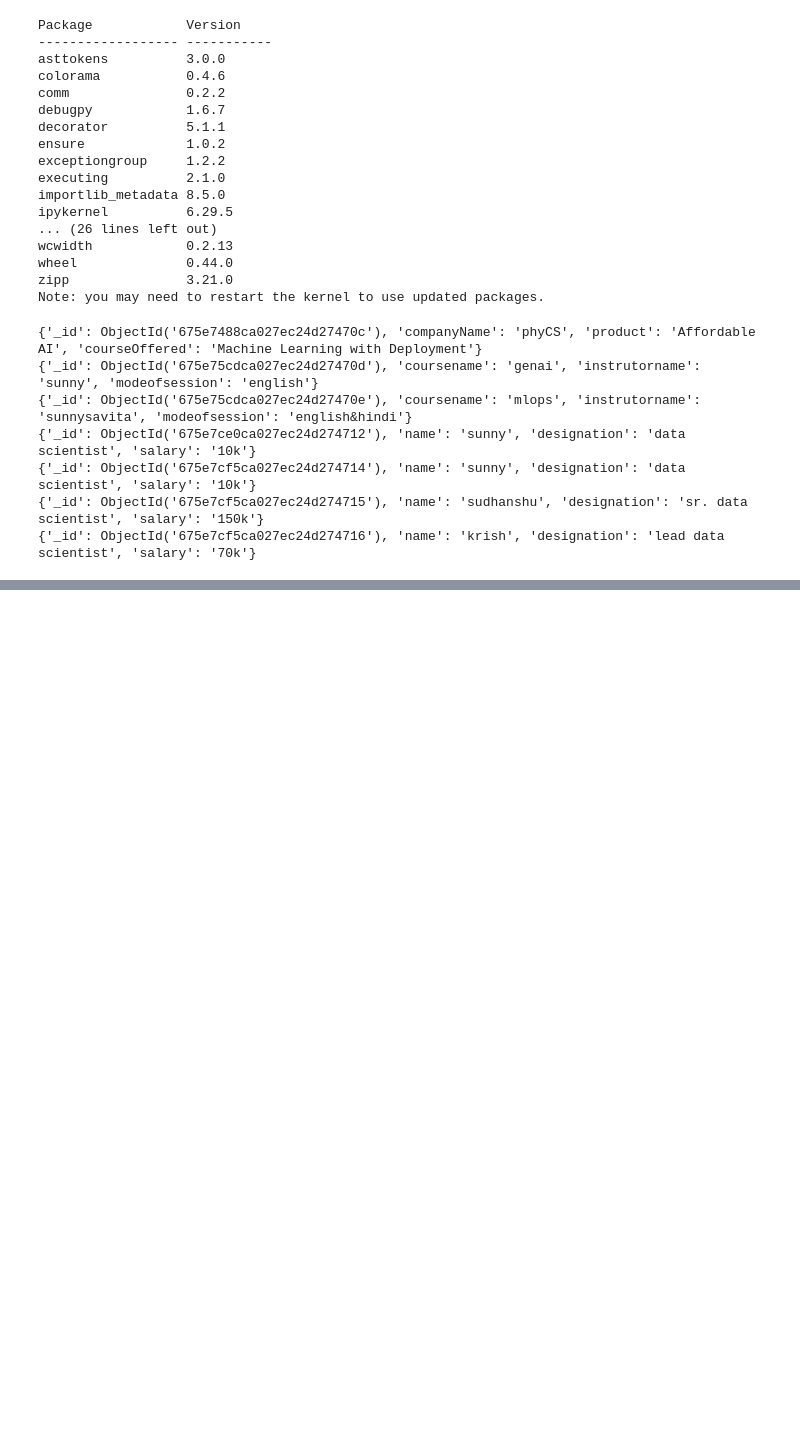
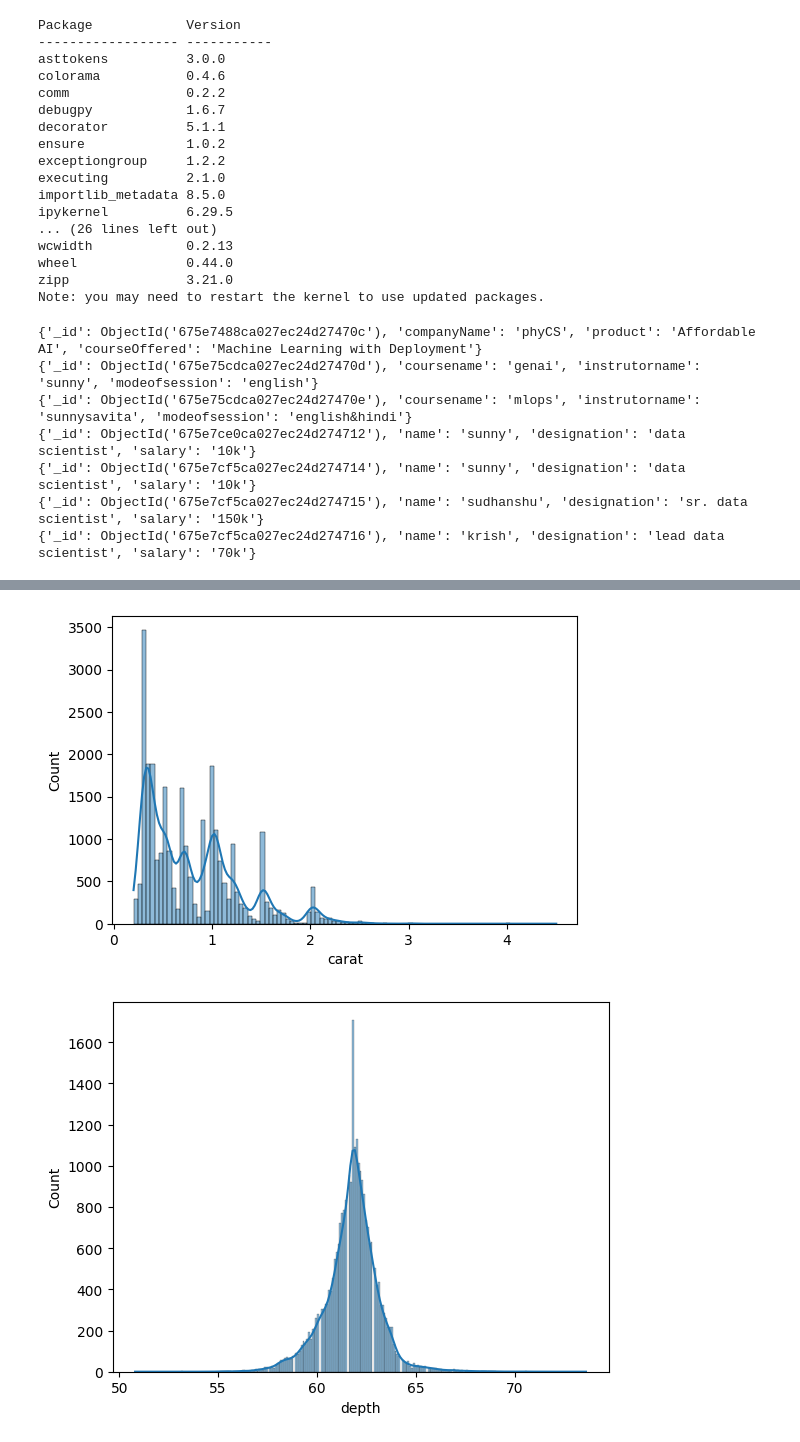
Before and after one commit to SAMANTA1401/MLOPS_endtoend, a Jupyter notebook: experiment/experiments.ipynb, the cells around one changed output, grey strips where cells are left out. Saved outputs shown, nothing was run; the diff lists cells and outputs as text; code cells hidden in the pictures; blank space fills up the shorter version.

```diff
--- a/experiment/experiments.ipynb
+++ b/experiment/experiments.ipynb
@@ -61,0 +223,2 @@ for data in data:
+# %%
+df.drop_duplicates(inplace=True)
@@ -61,0 +243,2 @@ for data in data:
+# %%
+cat_cols = df.columns[df.dtypes=='object']
@@ -61,0 +257,2 @@ for data in data:
+# %%
+num_cols = df.columns[df.dtypes!='object']
@@ -61,0 +306,5 @@ for data in data:
+# %%
+for col in cat_cols:
+    # print(col
+    print(df[col].value_counts())
+    print('------------------')
@@ -61,0 +329,11 @@ for data in data:
+# %%
+import seaborn as sns
+import matplotlib.pyplot as plt
+plt.figure(figsize=(6,4))
+
+for col in num_cols:
+    sns.histplot(data=df, x=col, kde=True)
+    plt.show()
+# %% [output]
+[figure, added]
+[figure, added]
```
Also changed, not shown: parts of 107 cells of this notebook, 10 other files.
